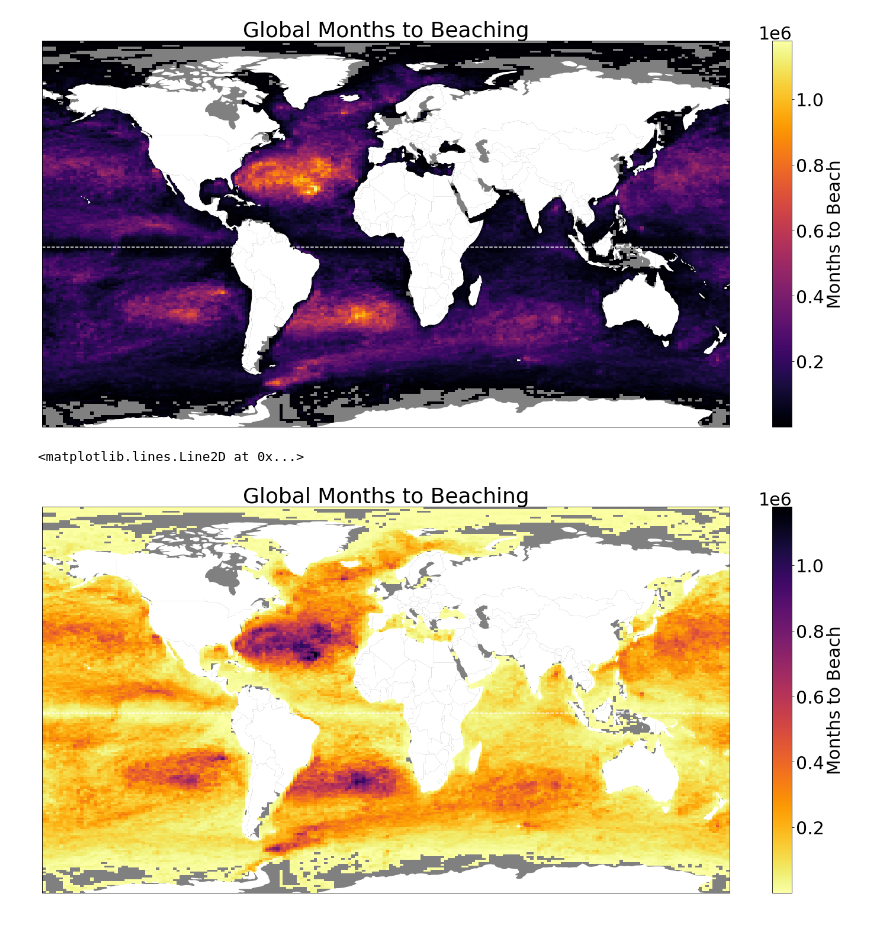
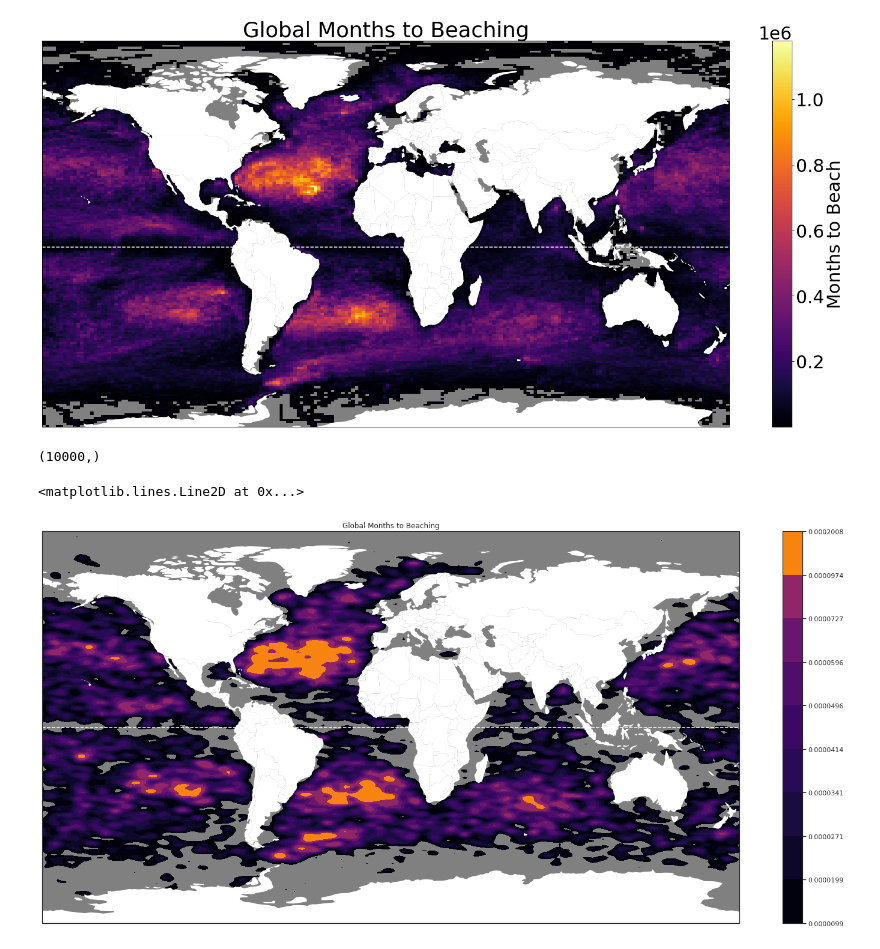
Before and after one commit to GHOpenonic/global-drifter-program, a Jupyter notebook: time to beach heatmap.ipynb, the cells around one changed output. Drawn from its saved outputs; the diff is of its cells as text; code cells hidden in the pictures.

```diff
--- a/time to beach heatmap.ipynb
+++ b/time to beach heatmap.ipynb
@@ -191,34 +195,52 @@ plt.axhline(y=0, color='white', linestyle='--', label='Equator')
 # %% [output]
 <matplotlib.lines.Line2D at 0x...>
 [figure]
+# %%
+toys = pd.DataFrame(({'lats': lats, 'lons': longs, 'values': values_inv_month}))
+N = 10000 # number of points to plot
+downsample = np.random.randint(0,len(toys),N)
+toy_lon = []
+toy_lat = []
+toy_val = []
+for i in range(N):
+    toy_lat.append(toys['lats'].iloc[downsample[i]])
+    toy_lon.append(toys['lons'].iloc[downsample[i]])
+    toy_val.append(toys['values'].iloc[downsample[i]])
+# %%
+np.shape(toy_val)
+# %% [output]
+(10000,)
 # %%
-# Same map as above, but with emphasis (bright color) on quick-to-beach areas
+# Given location, time to beaching
 
 fig = plt.figure(figsize=(26, 12))
 plt.rcParams.update({'font.size': 30})
 ax = plt.axes(projection=ccrs.PlateCarree())
 ax.set_extent([-180, 180, -90, 90], crs=ccrs.PlateCarree())
 
+
 # colormap
-cmap = plt.cm.get_cmap("inferno_r").copy()
+cmap = plt.cm.get_cmap("inferno").copy()
 cmap.set_bad('grey')
 
-# plot hist on world
-plt.hist2d(longs,lats, bins=200, weights=values_inv_month, cmap=cmap,cmin=75, density=False)
+res = sn.kdeplot(x=toy_lon,y=toy_lat, weights=toy_val,cmap=cmap,cbar = True,shade=True,bw_adjust=0.1, n_levels=10)
+res.set_facecolor('grey')
+
+#ax = sns.kdeplot(x=toy_lon, y=toy_lat, cmap=cmap, shade=True, cbar=False, facecolor='grey')
 
 # Load the world shapefile from GeoPandas
 world = gpd.read_file(gpd.datasets.get_path('naturalearth_lowres'))
 
 # Extract the land polygons
 land = world[world['continent'] != 'Antarctica']
 Antarctica = world[world['continent'] == 'Antarctica']
 land.plot(ax=ax, color='white', edgecolor='none')
 Antarctica.plot(ax=ax, color='white', edgecolor='none')
 
-plt.colorbar(label='Months to Beach')
+#plt.colorbar(label='Months to Beach')
 ax.set_aspect('auto')
 plt.title('Global Months to Beaching')
 plt.axhline(y=0, color='white', linestyle='--', label='Equator')
 # %% [output]
 <matplotlib.lines.Line2D at 0x...>
-[figure, old version]
+[figure, new version]
```
Also changed, not shown: parts of 4 cells of this notebook.
